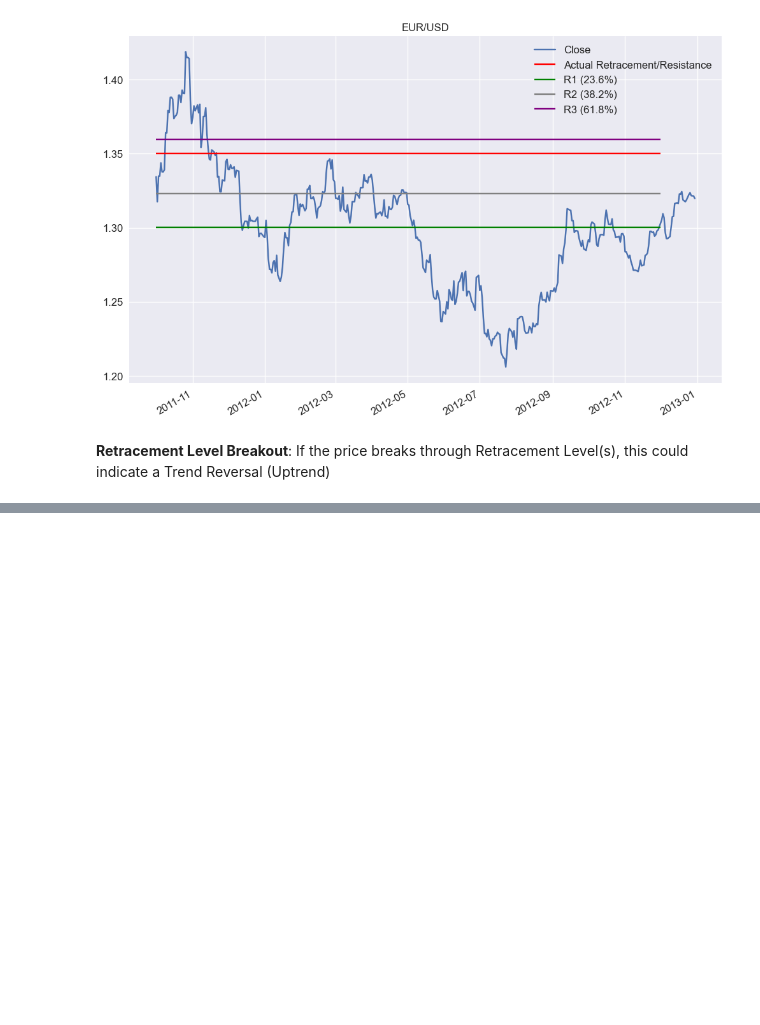
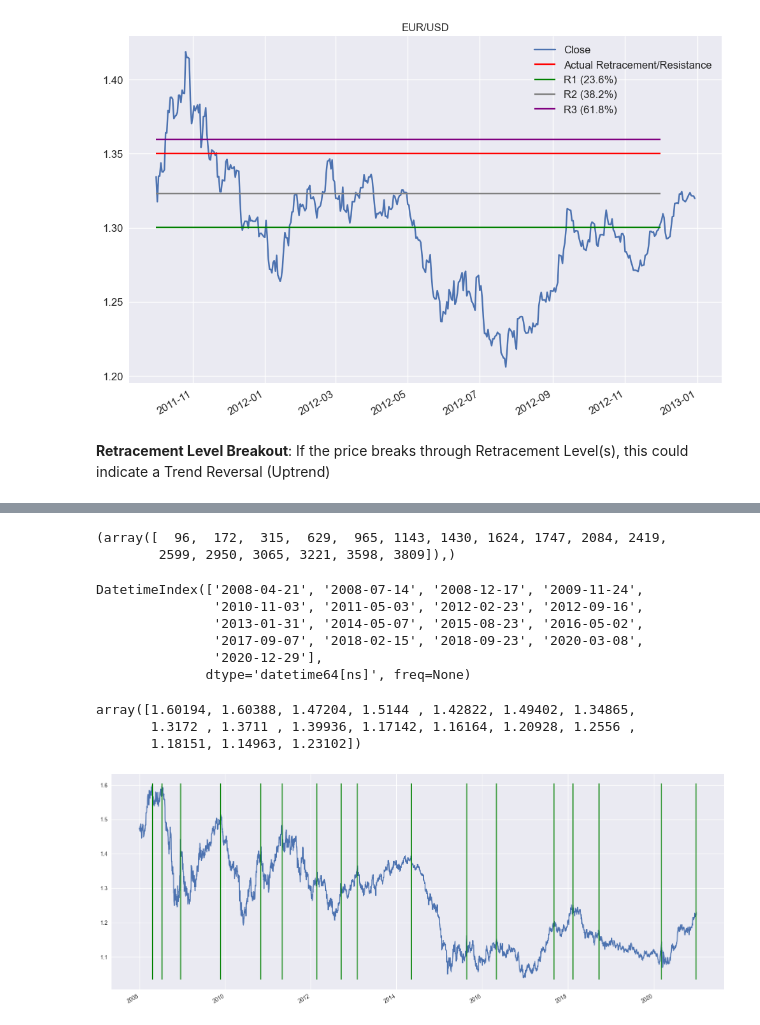
Before and after one commit to AvirukthGT/AlgoTrading, a Jupyter notebook: Fibonacci/Fibonacci.ipynb, the cells around one changed output, grey strips where cells are left out. Saved outputs shown, nothing was run; the diff lists cells and outputs as text; code cells hidden in the pictures; blank space fills up the shorter version.

Commit message:
Identifying local highs

```diff
--- a/Fibonacci/Fibonacci.ipynb
+++ b/Fibonacci/Fibonacci.ipynb
@@ -171,0 +176,2 @@ __Retracement Level Breakout__: If the price breaks through Retracement Level(s)
+# %%
+hh = data.High.copy()
@@ -171,0 +193,30 @@ __Retracement Level Breakout__: If the price breaks through Retracement Level(s)
+# %%
+order = 70 # approx. 3 month
+# %%
+local_max = argrelextrema(hh.values, np.greater_equal, order = order)
+# %%
+local_max
+# %% [output]
+(array([  96,  172,  315,  629,  965, 1143, 1430, 1624, 1747, 2084, 2419,
+        2599, 2950, 3065, 3221, 3598, 3809]),)
+# %%
+data.index[local_max]
+# %% [output]
+DatetimeIndex(['2008-04-21', '2008-07-14', '2008-12-17', '2009-11-24',
+               '2010-11-03', '2011-05-03', '2012-02-23', '2012-09-16',
+               '2013-01-31', '2014-05-07', '2015-08-23', '2016-05-02',
+               '2017-09-07', '2018-02-15', '2018-09-23', '2020-03-08',
+               '2020-12-29'],
+              dtype='datetime64[ns]', freq=None)
+# %%
+data.High.values[local_max]
+# %% [output]
+array([1.60194, 1.60388, 1.47204, 1.5144 , 1.42822, 1.49402, 1.34865,
+       1.3172 , 1.3711 , 1.39936, 1.17142, 1.16164, 1.20928, 1.2556 ,
+       1.18151, 1.14963, 1.23102])
+# %%
+data.Close.plot(figsize = (20, 8))
+plt.vlines(x = data.index[local_max], ymin = data.Low.min(), ymax = data.High.max(), color = "g")
+plt.show()
+# %% [output]
+[figure, added]
```
Also changed, not shown: parts of 3 cells of this notebook.
